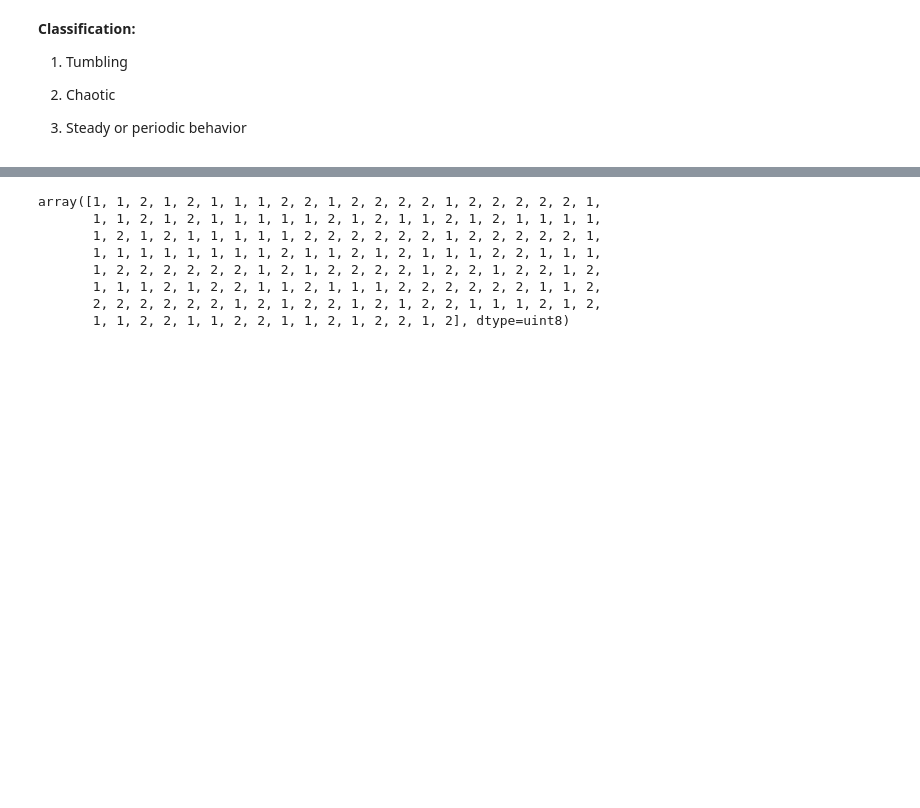
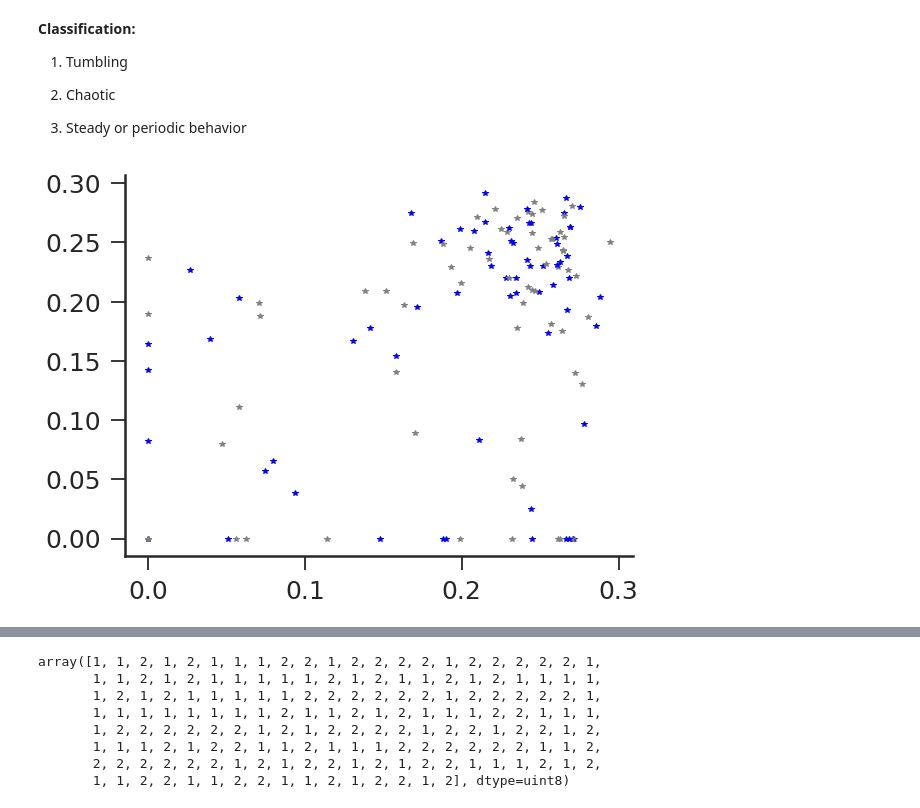
Before and after one commit to arthurpessa/falling-paper-ordpy, a Jupyter notebook: falling-paper-ordpy.ipynb, the cells around one changed output, grey strips where cells are left out. Cells and saved outputs as stored; diff of their text form; code cells hidden in the pictures; blank space fills up the shorter version.

```diff
--- a/falling-paper-ordpy.ipynb
+++ b/falling-paper-ordpy.ipynb
@@ -142,0 +272,17 @@ disk_trajectories = np.asarray(disk_trajectories)
+# %%
+disk_ce = []
+dx_     = 4
+for ts in clean_disk_trajectories:
+#     p = multi_permutation_entropy(ts, dx=4, return_probs=True)
+    disk_ce.append((ordpy.complexity_entropy(ts[::,1], dx=dx_)[1], ordpy.complexity_entropy(ts[::,0], dx=dx_)[1]))
+
+disk_ce
+for (h_, c_), class_ in zip(disk_ce, disk_human_class):
+    if class_ == 1:
+        plt.plot(h_,c_, '.', marker='*', color='grey')
+    elif class_ == 2:
+        plt.plot(h_,c_, '.', marker='*', color='blue')
+    if class_ == 3:
+        pass
+# %% [output]
+[figure, added]
```
Also changed, not shown: parts of 30 cells of this notebook.
